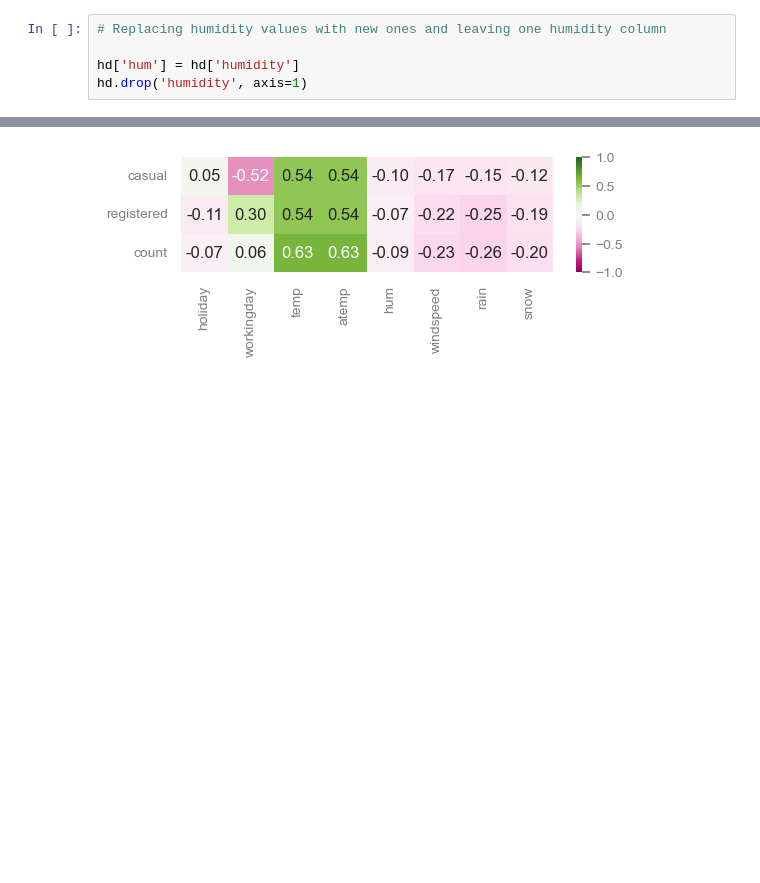
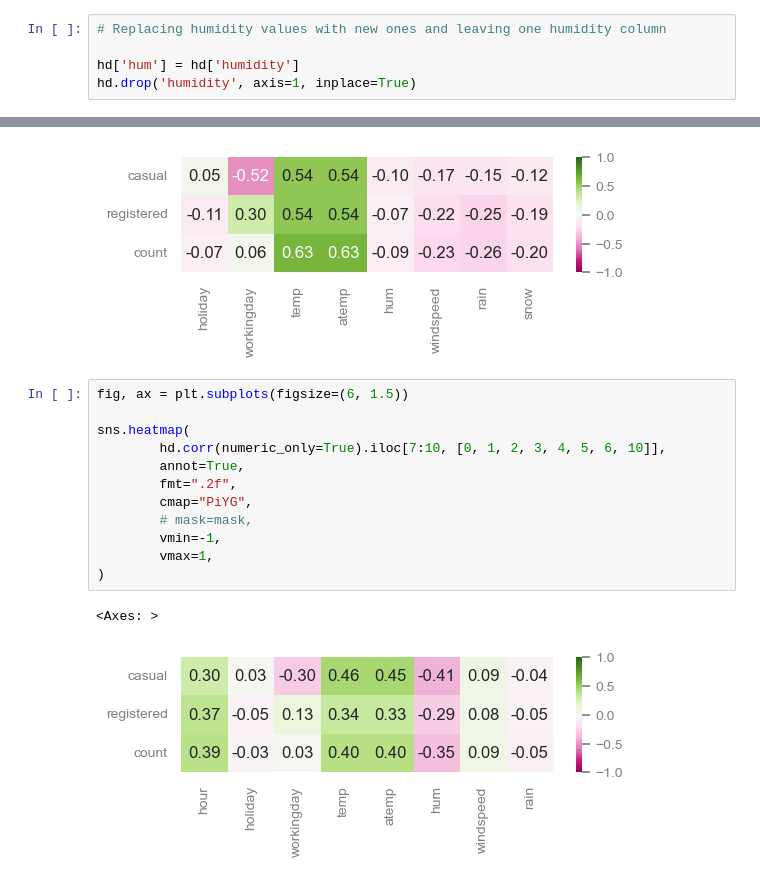
Before and after one commit to mks-0/code-academy, a Jupyter notebook: Capital-Bike-Share-Project/bikes-eda.ipynb, the cells around one changed output, grey strips where cells are left out. Drawn from its saved outputs; the diff is of its cells as text; blank space fills up the shorter version.

```diff
--- a/Capital-Bike-Share-Project/bikes-eda.ipynb
+++ b/Capital-Bike-Share-Project/bikes-eda.ipynb
@@ -347,4 +347,4 @@ dd.head()
 # Replacing humidity values with new ones and leaving one humidity column
 
 hd['hum'] = hd['humidity']
-hd.drop('humidity', axis=1)
+hd.drop('humidity', axis=1, inplace=True)
@@ -1051,3 +1037,18 @@ sns.heatmap(
 # %% [output]
 <Axes: >
 [figure]
+# %%
+fig, ax = plt.subplots(figsize=(6, 1.5))
+
+sns.heatmap(
+        hd.corr(numeric_only=True).iloc[7:10, [0, 1, 2, 3, 4, 5, 6, 10]],
+        annot=True,
+        fmt=".2f",
+        cmap="PiYG",
+        # mask=mask,
+        vmin=-1,
+        vmax=1,
+)
+# %% [output]
+<Axes: >
+[figure, added]
```
Also changed, not shown: parts of 1 cell of this notebook.
